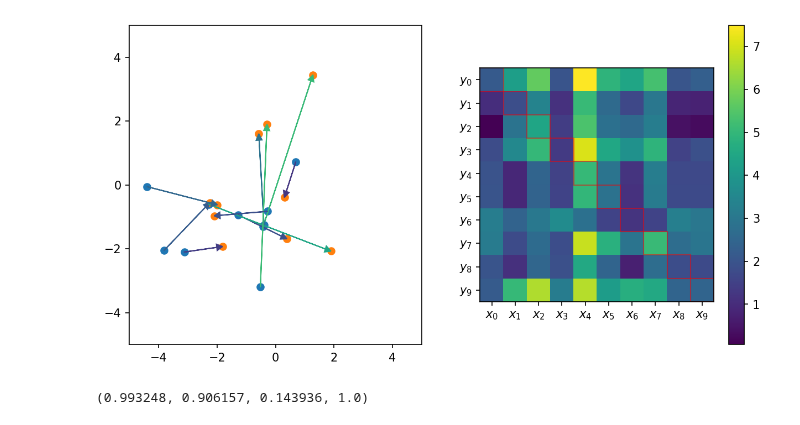
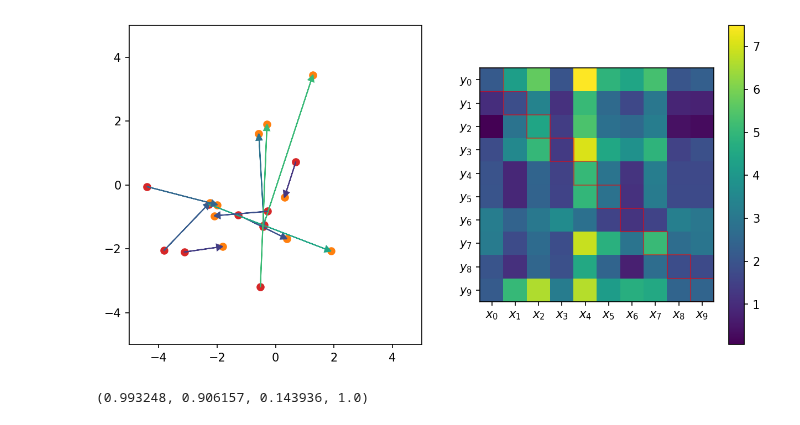
Before and after one commit to mackelab/labproject, a Jupyter notebook: docs/notebooks/wasserstein_intuition.ipynb, the cells around one changed output. Drawn from its saved outputs; the diff is of its cells as text; code cells hidden in the pictures.

```diff
--- a/docs/notebooks/wasserstein_intuition.ipynb
+++ b/docs/notebooks/wasserstein_intuition.ipynb
@@ -51,28 +51,28 @@ def highlight_cell(x,y, ax=None, **kwargs):
 # %%
 plot_data = data[:10]
 plot_data2 = data2[:10]
 pairdist = torch.cdist(plot_data,plot_data2)
 
 fig,axs = plt.subplots(1,2,figsize=(10,5))
 colors = axs[1].imshow(pairdist)
 axs[1].set_xticks(np.arange(len(pairdist[:,0])),labels=['$x_{}$'.format(i) for i in range(10)])
 axs[1].set_yticks(np.arange(len(pairdist[:,0])),labels=['$y_{}$'.format(i) for i in range(10)])
 for i in range(10):
     highlight_cell(i,i,ax=axs[1],color="r",alpha=0.5)
 cbar = fig.colorbar(colors, ax=axs[1], location='right')
 
 
 
 
-axs[0].scatter(plot_data[:, 0], plot_data[:, 1])
-axs[0].scatter(plot_data2[:, 0], plot_data2[:, 1])
+axs[0].scatter(plot_data[:, 0], plot_data[:, 1],color="C3")
+axs[0].scatter(plot_data2[:, 0], plot_data2[:, 1],color="C1")
 axs[0].set_xlim(-5,5)
 axs[0].set_ylim(-5,5)
 indices = torch.arange(0,len(plot_data))
 for ind,p1,p2 in zip(indices,plot_data,plot_data2):
     axs[0].arrow(p1[0],p1[1],p2[0]-p1[0],p2[1]-p1[1],head_width=0.2, head_length=0.2,length_includes_head=True,color = cbar.cmap(pairdist[ind,ind].item()/pairdist.max().item()))
 # %% [output]
-[figure, old version]
+[figure, new version]
 # %%
 cmap = cbar.cmap
 print(cmap(pairdist[0,0]))
```
Also changed, not shown: parts of 4 cells of this notebook.
